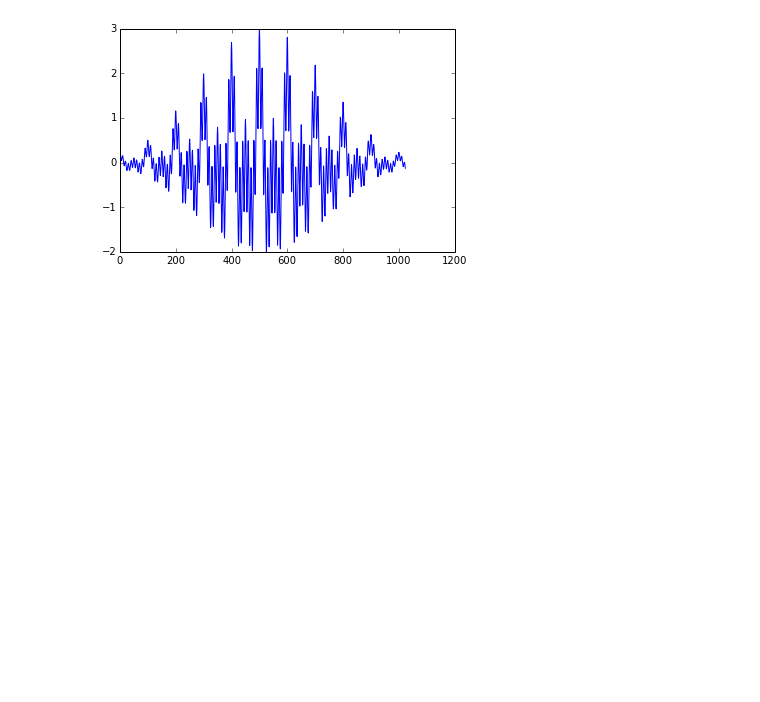
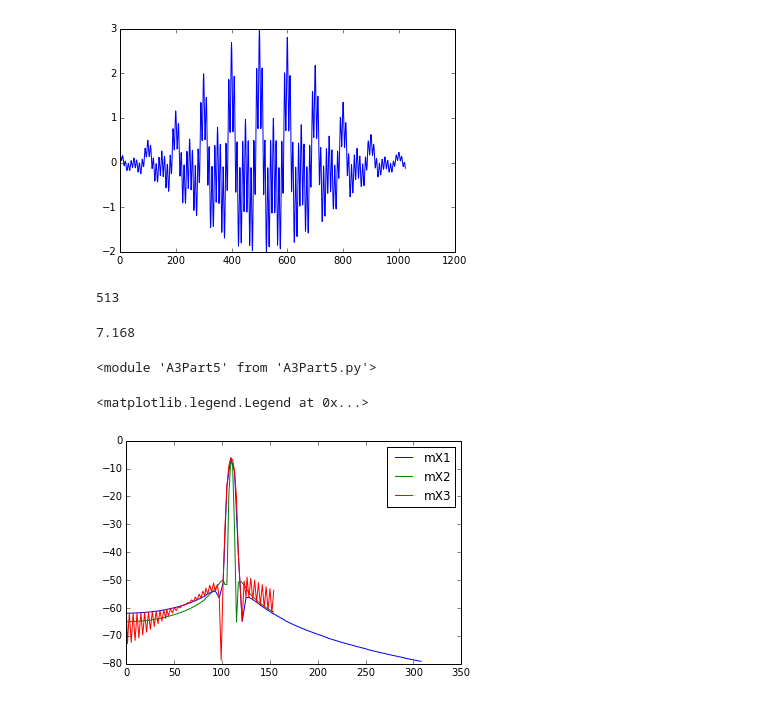
Before and after one commit to wcyuan/asp-class, a Jupyter notebook: notebook/asp-class A3.ipynb, the cells around one changed output. Saved outputs shown, nothing was run; the diff lists cells and outputs as text; code cells hidden in the pictures; blank space fills up the shorter version.

```diff
--- a/notebook/asp-class.ipynb
+++ b/notebook/asp-class A3.ipynb
@@ -196,3 +178,31 @@ plot(yfilt)
 # %% [output]
 [<matplotlib.lines.Line2D at 0x...>]
 [figure]
+# %%
+mX.size
+# %% [output]
+513
+# %%
+70 / (10000 / 1024.0)
+# %% [output]
+7.168
+# %%
+import A3Part5
+reload(A3Part5)
+# %% [output]
+<module 'A3Part5' from 'A3Part5.py'>
+# %%
+x = genSine(A=1, f=110, phi=0, fs=1000, t=1)
+(mX1, mX2, mX3) = A3Part5.zpFFTsizeExpt(x[:512], 1000)
+# %%
+freq1 = np.arange(80) * 1000 / 256
+freq2 = np.arange(80) * 1000 / 512
+freq3 = np.arange(80) * 1000 / 512
+
+plot(freq1, mX1)
+plot(freq2, mX2)
+plot(freq3, mX3)
+legend(("mX1", "mX2", "mX3"))
+# %% [output]
+<matplotlib.legend.Legend at 0x...>
+[figure, added]
```
Also changed, not shown: parts of 2 cells of this notebook.
